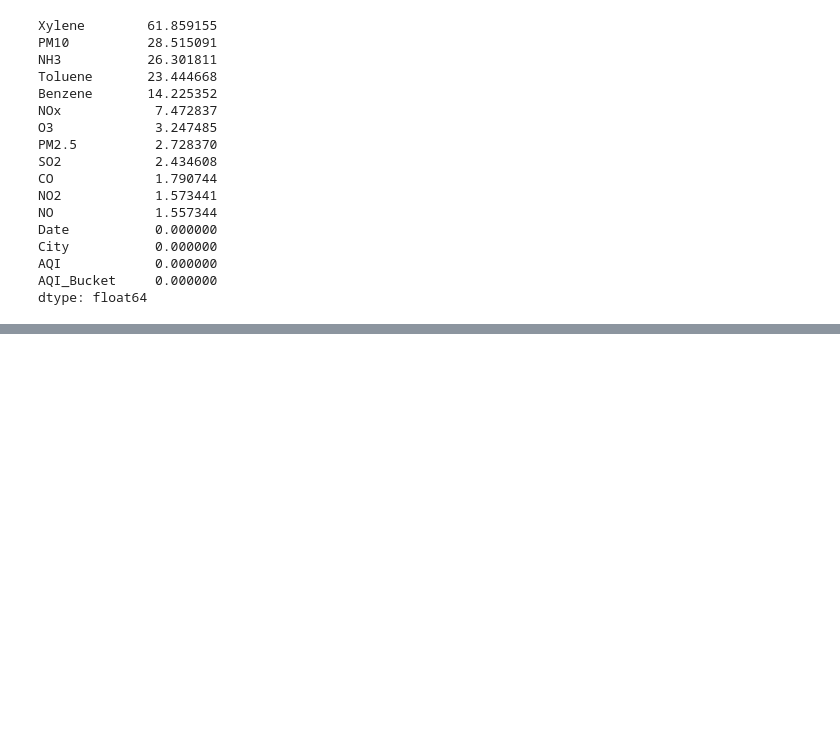
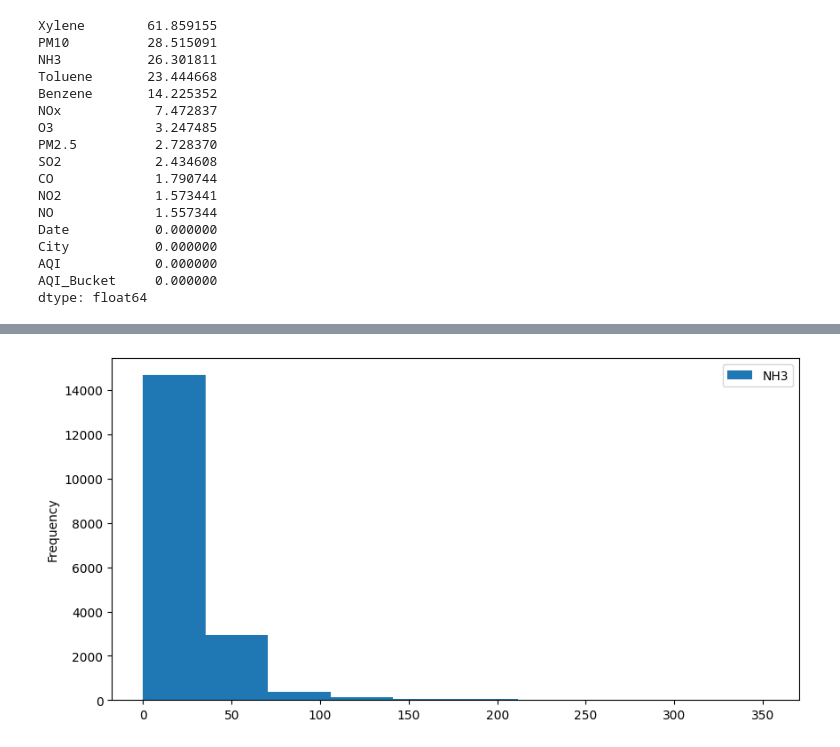
Before and after one commit to Pranithredd/AQI-prediction-, a Jupyter notebook: AQI prediction.ipynb, the cells around one changed output, grey strips where cells are left out. Saved outputs shown, nothing was run; the diff lists cells and outputs as text; code cells hidden in the pictures; blank space fills up the shorter version.

```diff
--- a/AQI prediction.ipynb
+++ b/AQI prediction.ipynb
@@ -137,0 +153,6 @@ dtype: float64
+# %%
+df['NH3'].plot(kind = 'hist',figsize=(10,5))
+plt.legend()
+plt.show()
+# %% [output]
+[figure, added]
```
Also changed, not shown: parts of 28 cells of this notebook.
